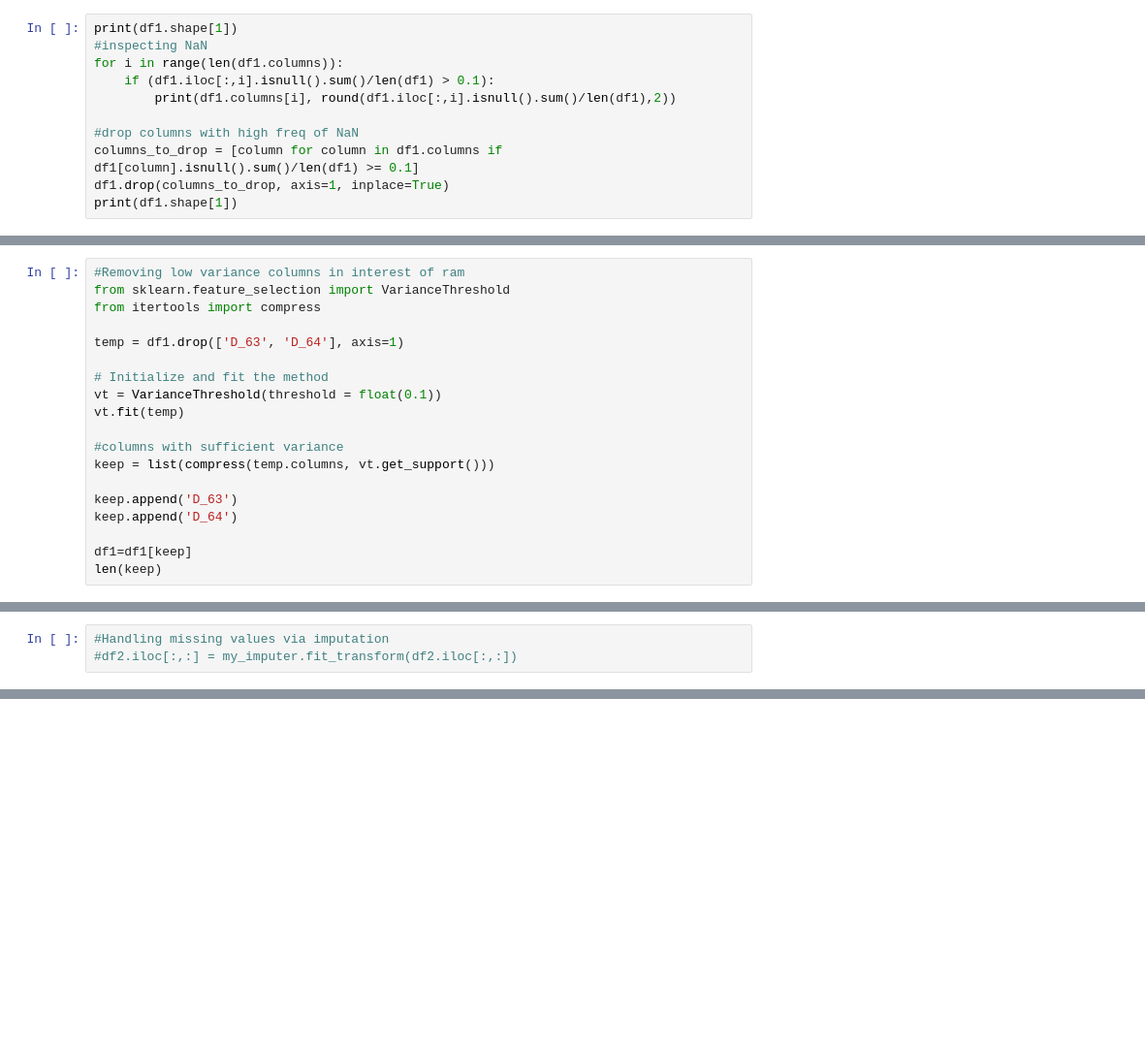
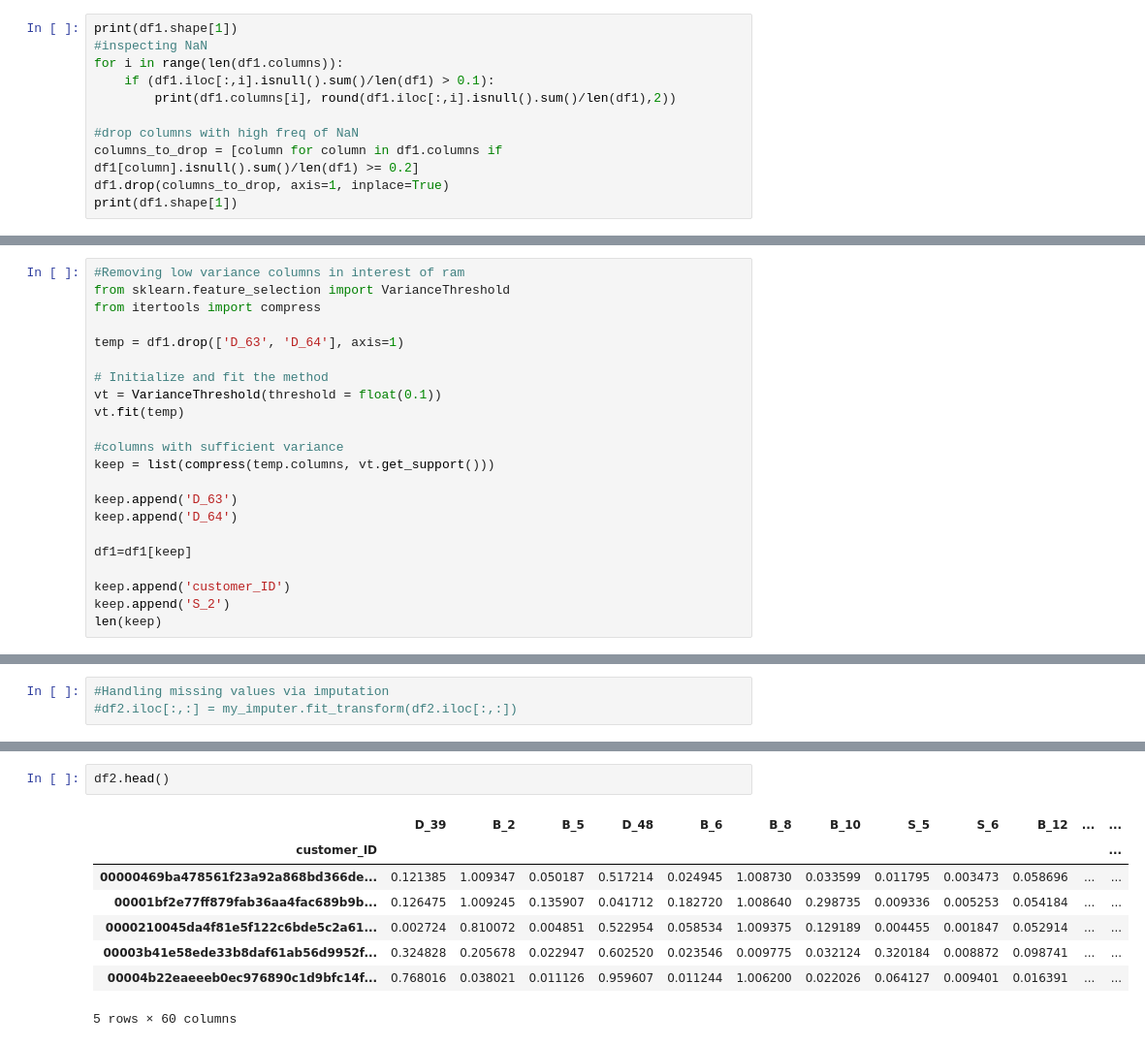
Before and after one commit to DakotaBosch/Default_Prediction, a Jupyter notebook: default-prediction.ipynb, the cells around one changed output, grey strips where cells are left out. Shown at 97% size. Cells and saved outputs as stored; diff of their text form; blank space fills up the shorter version.

```diff
--- a/default-prediction.ipynb
+++ b/default-prediction.ipynb
@@ -68,6 +70,6 @@ for i in range(len(df1.columns)):
         print(df1.columns[i], round(df1.iloc[:,i].isnull().sum()/len(df1),2))
 
 #drop columns with high freq of NaN
-columns_to_drop = [column for column in df1.columns if df1[column].isnull().sum()/len(df1) >= 0.1]
+columns_to_drop = [column for column in df1.columns if df1[column].isnull().sum()/len(df1) >= 0.2]
 df1.drop(columns_to_drop, axis=1, inplace=True)
 print(df1.shape[1])
@@ -129,4 +156,7 @@ keep.append('D_63')
 keep.append('D_64')
 
 df1=df1[keep]
+
+keep.append('customer_ID')
+keep.append('S_2')
 len(keep)
@@ -224,2 +317,13 @@ for i in range(len(df2.columns)):
+# %%
+df2.head()
+# %% [output]
+|  | D_39 | B_2 | B_5 | D_48 | B_6 | B_8 | B_10 | S_5 | S_6 | B_12 | ... | ... |
+| customer_ID |  |  |  |  |  |  |  |  |  |  |  | ... |
+| 00000469ba478561f23a92a868bd366de... | 0.121385 | 1.009347 | 0.050187 | 0.517214 | 0.024945 | 1.008730 | 0.033599 | 0.011795 | 0.003473 | 0.058696 | ... | ... |
+| 00001bf2e77ff879fab36aa4fac689b9b... | 0.126475 | 1.009245 | 0.135907 | 0.041712 | 0.182720 | 1.008640 | 0.298735 | 0.009336 | 0.005253 | 0.054184 | ... | ... |
+| 0000210045da4f81e5f122c6bde5c2a61... | 0.002724 | 0.810072 | 0.004851 | 0.522954 | 0.058534 | 1.009375 | 0.129189 | 0.004455 | 0.001847 | 0.052914 | ... | ... |
+| 00003b41e58ede33b8daf61ab56d9952f... | 0.324828 | 0.205678 | 0.022947 | 0.602520 | 0.023546 | 0.009775 | 0.032124 | 0.320184 | 0.008872 | 0.098741 | ... | ... |
+| 00004b22eaeeeb0ec976890c1d9bfc14f... | 0.768016 | 0.038021 | 0.011126 | 0.959607 | 0.011244 | 1.006200 | 0.022026 | 0.064127 | 0.009401 | 0.016391 | ... | ... |
+5 rows × 60 columns
 # %%
 X = df2.iloc[:, :].values.reshape(-1, len(df2.columns))
```
Also changed, not shown: parts of 20 cells of this notebook.
